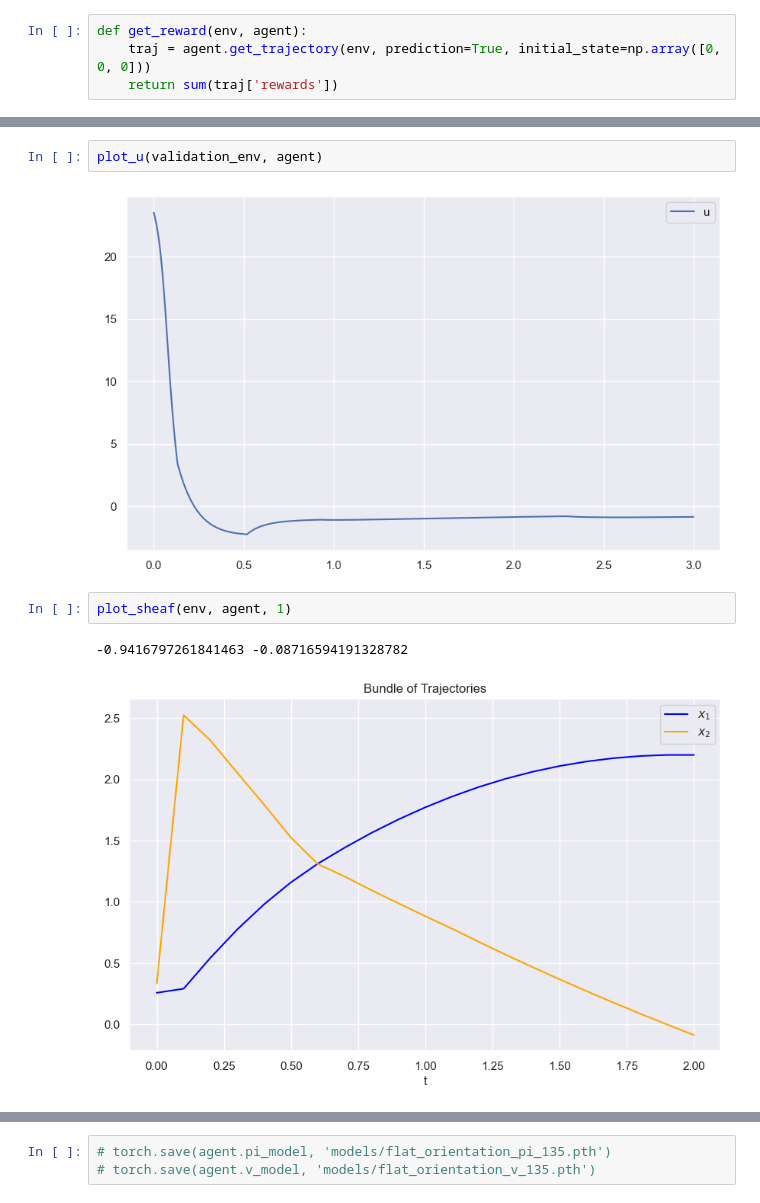
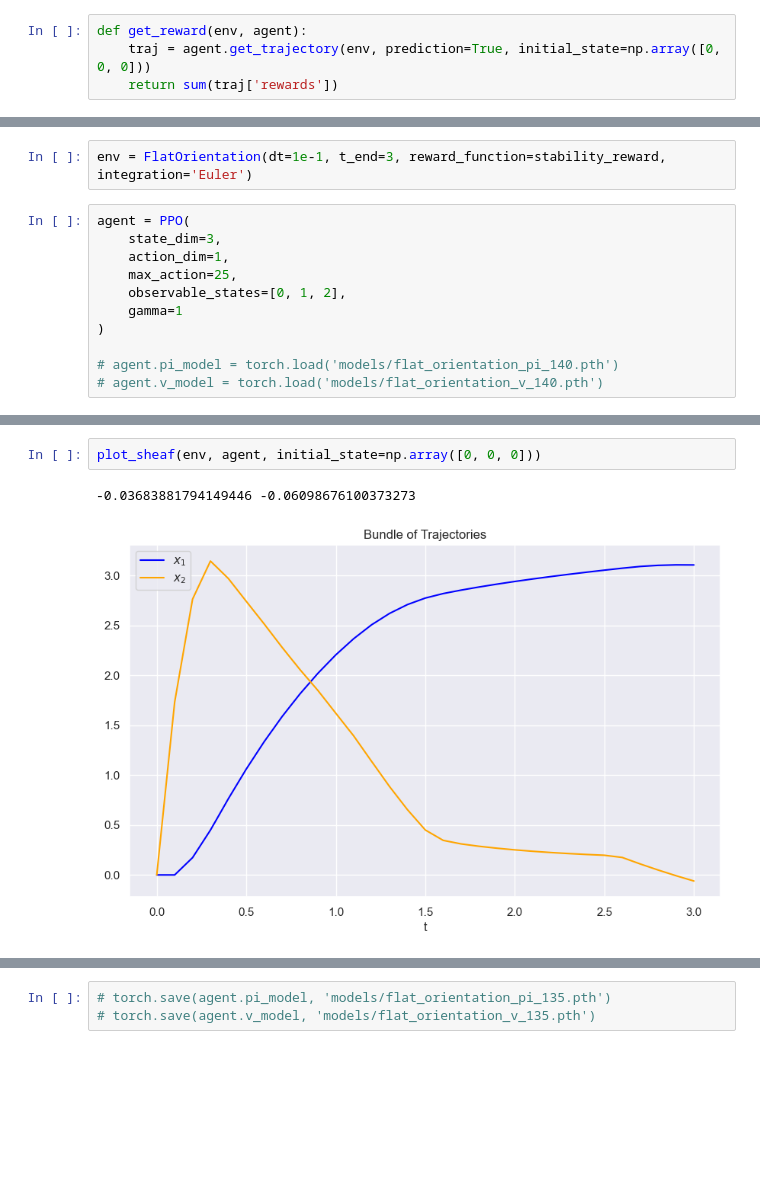
Before and after one commit to iameteron/RL, a Jupyter notebook: rl_control_flat.ipynb, the cells around one changed output, grey strips where cells are left out. Cells and saved outputs as stored; diff of their text form; blank space fills up the shorter version.

```diff
--- a/rl_control_flat.ipynb
+++ b/rl_control_flat.ipynb
@@ -117,0 +153,13 @@ def get_reward(env, agent):
+# %%
+env = FlatOrientation(dt=1e-1, t_end=3, reward_function=stability_reward, integration='Euler')
+# %%
+agent = PPO(
+    state_dim=3,
+    action_dim=1,
+    max_action=25,
+    observable_states=[0, 1, 2],
+    gamma=1
+)
+
+# agent.pi_model = torch.load('models/flat_orientation_pi_140.pth')
+# agent.v_model = torch.load('models/flat_orientation_v_140.pth')
@@ -130,9 +247,5 @@ plot_u(env, agent)
-# %%
-plot_u(validation_env, agent)
-# %% [output]
-[figure, removed]
 # %%
-plot_sheaf(env, agent, 1)
+plot_sheaf(env, agent, initial_state=np.array([0, 0, 0]))
 # %% [output]
--0.9416797261841463 -0.08716594191328782
+-0.03683881794149446 -0.06098676100373273
-[figure, old version]
+[figure, new version]
```
Also changed, not shown: parts of 41 cells of this notebook.
